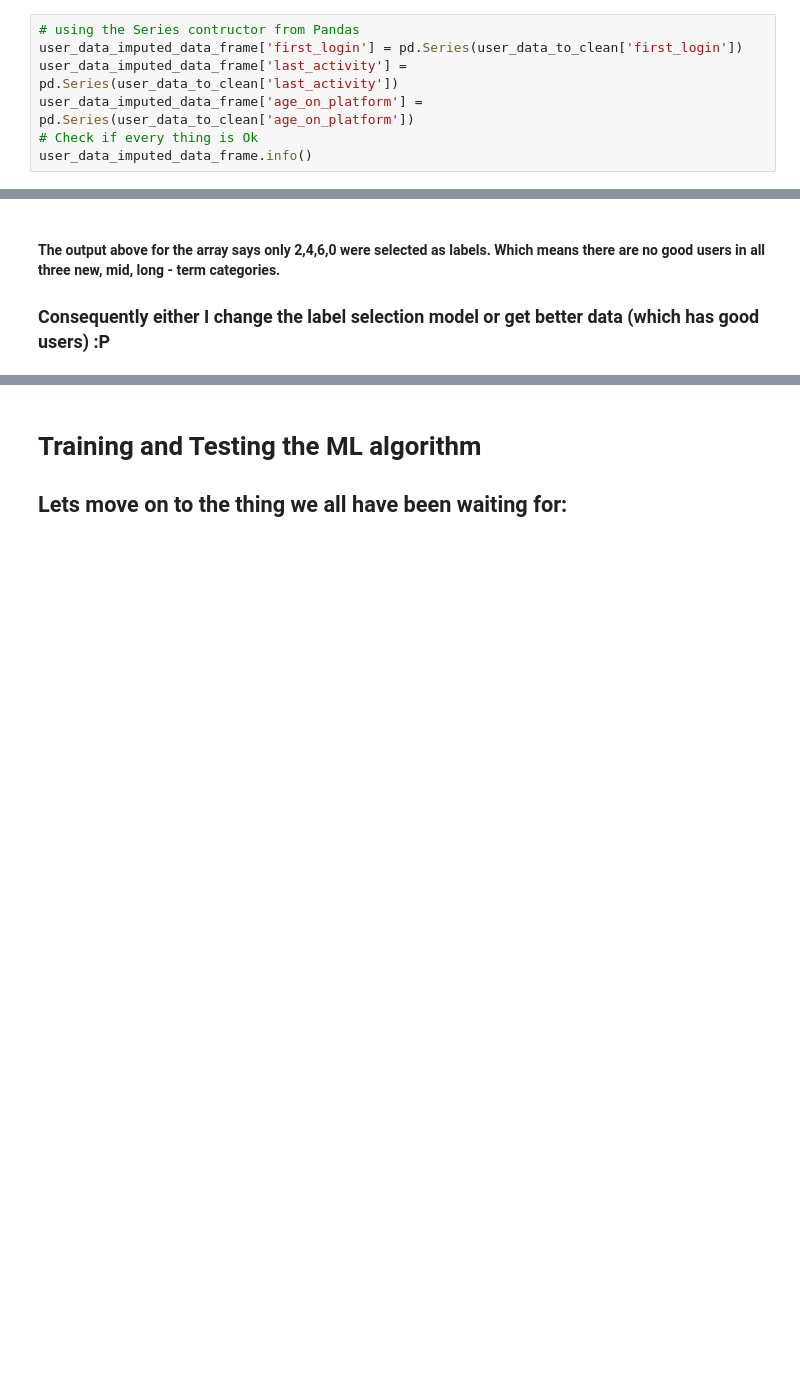
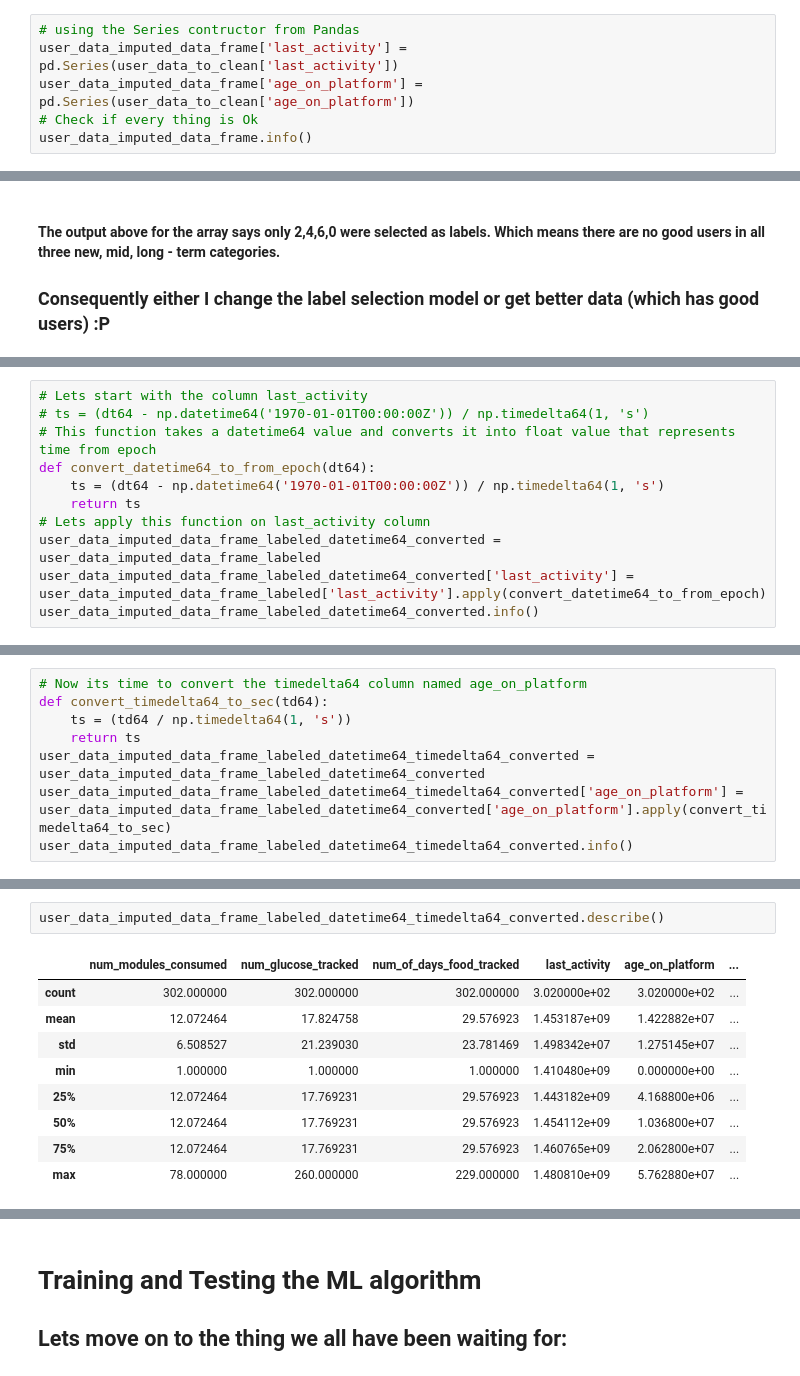
Before and after one commit to gprakhar/janCC, a Jupyter notebook: Janacare_User-Segmentation_dataset_Aug2014-Apr2016.ipynb, the cells around one changed output, grey strips where cells are left out. Cells and saved outputs as stored; diff of their text form; blank space fills up the shorter version.

Commit message:
Everything works just as it should; Rectified Issue 1, now model factors in Time values

```diff
--- a/Janacare_User-Segmentation_dataset_Aug2014-Apr2016.ipynb
+++ b/Janacare_User-Segmentation_dataset_Aug2014-Apr2016.ipynb
@@ -235,7 +235,6 @@ memory usage: 8.8 KB
 * *watching_videos*
 # %%
 # using the Series contructor from Pandas
-user_data_imputed_data_frame['first_login'] = pd.Series(user_data_to_clean['first_login'])
 user_data_imputed_data_frame['last_activity'] = pd.Series(user_data_to_clean['last_activity'])
 user_data_imputed_data_frame['age_on_platform'] = pd.Series(user_data_to_clean['age_on_platform'])
 # Check if every thing is Ok
@@ -372,0 +372,11 @@ memory usage: 21.2 KB
+# %%
+# Lets start with the column last_activity
+# ts = (dt64 - np.datetime64('1970-01-01T00:00:00Z')) / np.timedelta64(1, 's')
+# This function takes a datetime64 value and converts it into float value that represents time from epoch
+def convert_datetime64_to_from_epoch(dt64):
+    ts = (dt64 - np.datetime64('1970-01-01T00:00:00Z')) / np.timedelta64(1, 's')
+    return ts
+# Lets apply this function on last_activity column
+user_data_imputed_data_frame_labeled_datetime64_converted = user_data_imputed_data_frame_labeled
+user_data_imputed_data_frame_labeled_datetime64_converted['last_activity'] = user_data_imputed_data_frame_labeled['last_activity'].apply(convert_datetime64_to_from_epoch)
+user_data_imputed_data_frame_labeled_datetime64_converted.info()
@@ -372,0 +396,8 @@ memory usage: 21.2 KB
+# %%
+# Now its time to convert the timedelta64 column named age_on_platform
+def convert_timedelta64_to_sec(td64):
+    ts = (td64 / np.timedelta64(1, 's'))
+    return ts
+user_data_imputed_data_frame_labeled_datetime64_timedelta64_converted = user_data_imputed_data_frame_labeled_datetime64_converted
+user_data_imputed_data_frame_labeled_datetime64_timedelta64_converted['age_on_platform'] = user_data_imputed_data_frame_labeled_datetime64_converted['age_on_platform'].apply(convert_timedelta64_to_sec)
+user_data_imputed_data_frame_labeled_datetime64_timedelta64_converted.info()
@@ -373,3 +417,15 @@ memory usage: 21.2 KB
+# %%
+user_data_imputed_data_frame_labeled_datetime64_timedelta64_converted.describe()
+# %% [output]
+|  | num_modules_consumed | num_glucose_tracked | num_of_days_food_tracked | last_activity | age_on_platform | ... |
+| count | 302.000000 | 302.000000 | 302.000000 | 3.020000e+02 | 3.020000e+02 | ... |
+| mean | 12.072464 | 17.824758 | 29.576923 | 1.453187e+09 | 1.422882e+07 | ... |
+| std | 6.508527 | 21.239030 | 23.781469 | 1.498342e+07 | 1.275145e+07 | ... |
+| min | 1.000000 | 1.000000 | 1.000000 | 1.410480e+09 | 0.000000e+00 | ... |
+| 25% | 12.072464 | 17.769231 | 29.576923 | 1.443182e+09 | 4.168800e+06 | ... |
+| 50% | 12.072464 | 17.769231 | 29.576923 | 1.454112e+09 | 1.036800e+07 | ... |
+| 75% | 12.072464 | 17.769231 | 29.576923 | 1.460765e+09 | 2.062800e+07 | ... |
+| max | 78.000000 | 260.000000 | 229.000000 | 1.480810e+09 | 5.762880e+07 | ... |
 # %%
 # Save the labeled data frame as excel file
 from pandas import options
```
Also changed, not shown: parts of 20 cells of this notebook.
